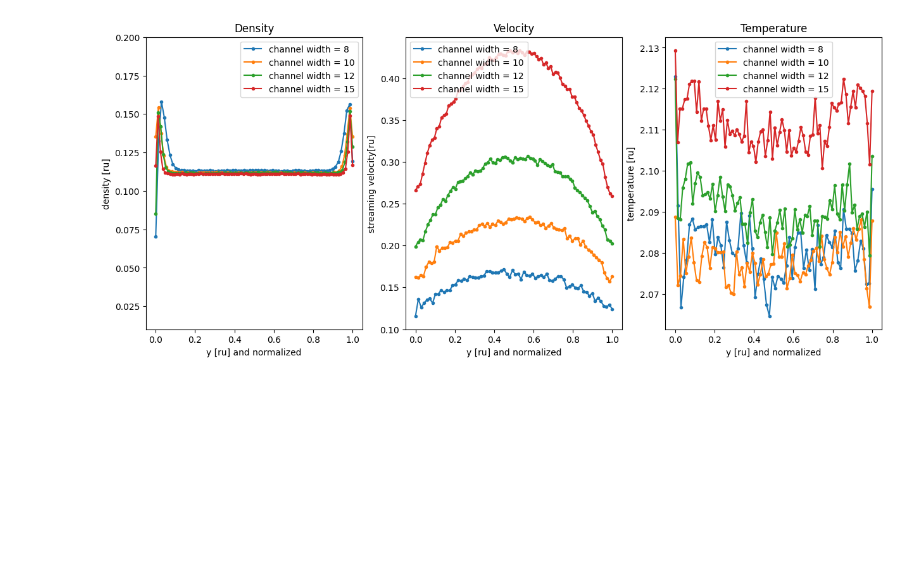
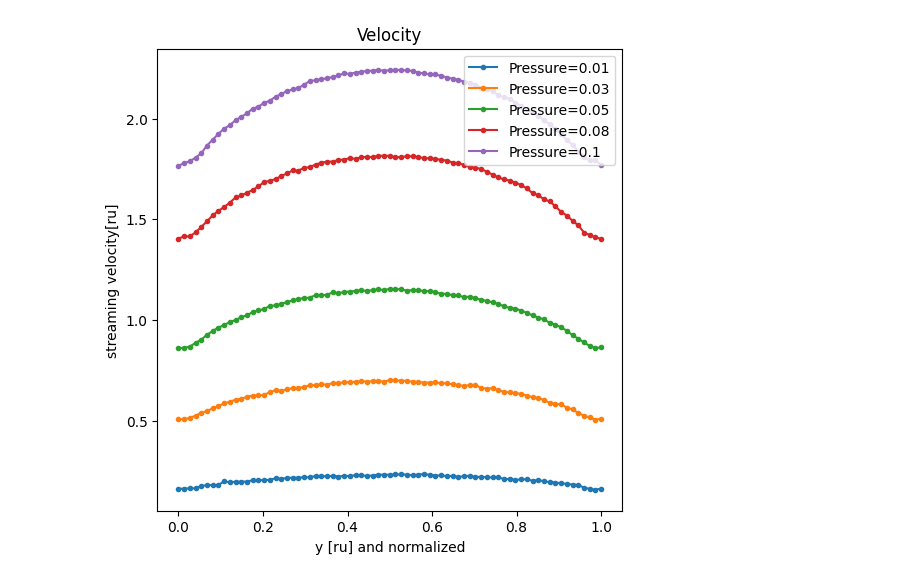
Before and after one commit to Cyandied/MathPhyscisSubjectModuleProject, a Jupyter notebook: MDSimulation/plot.ipynb, the cells around one changed output. Saved outputs shown, nothing was run; the diff lists cells and outputs as text; code cells hidden in the pictures; blank space fills up the shorter version.

Commit message:
Heer you go
Data and graphs : )

```diff
--- a/MDSimulation/plot.ipynb
+++ b/MDSimulation/plot.ipynb
@@ -23,51 +23,69 @@ def getTable(file):
     table["density"] = table["density"][wall_mask]
     table["velocity"] = table["velocity"][wall_mask]
     table["temperature"] = table["temperature"][wall_mask]
 
     table["pos_z"] =  table["pos_z"] - table["pos_z"].min()
     return table
 
-def plot(ax,file,lbl):
-    table = getTable(f'../Tests/{file}.dat')
+def plotAll(ax,table,lbl):
     ax[0].plot(table["pos_z"]/table["pos_z"].max(),table["density"],label=lbl,marker=".")
     ax[0].set_title("Density")
     # ax[0].set_ylim(0.4,0.52)
     ax[0].set_ylim(0.01,0.2)
     ax[0].set_xlabel("y [ru] and normalized")
     ax[0].set_ylabel("density [ru]")
     ax[0].legend()
 
     ax[1].plot(table["pos_z"]/table["pos_z"].max(),table["velocity"],label=lbl,marker=".")
     ax[1].set_title("Velocity")
     ax[1].set_xlabel("y [ru] and normalized")
     ax[1].set_ylabel("streaming velocity[ru]")
     ax[1].legend()
 
     ax[2].plot(table["pos_z"]/table["pos_z"].max(),table["temperature"],label=lbl,marker=".")
     ax[2].set_title("Temperature")
     ax[2].set_xlabel("y [ru] and normalized")
     ax[2].set_ylabel("temperature [ru]")
     ax[2].legend()
 
-fig,ax = plt.subplots(1,3,sharex=False,figsize=(15,6))
+def plotV(table,lbl):
+    plt.plot(table["pos_z"]/table["pos_z"].max(),table["velocity"],label=lbl,marker=".")
+    plt.title("Velocity")
+    plt.xlabel("y [ru] and normalized")
+    plt.ylabel("streaming velocity[ru]")
+    plt.legend()
 
-# plot(ax,"WG9","channel width = 5")
-# plot(ax,"WG8","channel width = 8")
-# plot(ax,"WG1","channel width = 10")
-# plot(ax,"WG2","channel width = 12")
-# plot(ax,"WG3","channel width = 15")
-# plot(ax,"WG4","Pressure=0.03")
-# plot(ax,"WG5","Pressure=0.05")
-# plot(ax,"WG6","Pressure=0.08")
-# plot(ax,"WG7","Pressure=0.1")
 
-plot(ax,"WAu8","channel width = 8")
-plot(ax,"WAu1","channel width = 10")
-plot(ax,"WAu2","channel width = 12")
-plot(ax,"WAu3","channel width = 15")
-# plot(ax,"WAu4","Pressure=0.03")
-# plot(ax,"WAu5","Pressure=0.05")
-# plot(ax,"WAu6","Pressure=0.08")
-# plot(ax,"WAu7","Pressure=0.1")
+
+def plot(ax,file,lbl,all):
+    table = getTable(f'../Tests/{file}.dat')
+    if all:
+        plotAll(ax,table,lbl)
+    else:
+        plotV(table,lbl)
+
+all = not True
+
+fig,ax = plt.subplots(1,3 if all else 1,sharex=False,figsize=(15 if all else 6,6))
+
+# plot(ax,"WG9","channel width = 5",all)
+# plot(ax,"WG8","channel width = 8",all)
+# plot(ax,"WG1","Pressure=0.01",all)
+# plot(ax,"WG2","channel width = 12",all)
+# plot(ax,"WG3","channel width = 15",all)
+# plot(ax,"WG4","Pressure=0.03",all)
+# plot(ax,"WG5","Pressure=0.05",all)
+# plot(ax,"WG6","Pressure=0.08",all)
+# plot(ax,"WG7","Pressure=0.1",all)
+
+# plot(ax,"WAu9","channel width = 5",all)
+# plot(ax,"WAu8","channel width = 8",all)
+plot(ax,"WAu1","Pressure=0.01",all)
+# plot(ax,"WAu2","channel width = 12",all)
+# plot(ax,"WAu3","channel width = 15",all)
+plot(ax,"WAu4","Pressure=0.03",all)
+plot(ax,"WAu5","Pressure=0.05",all)
+plot(ax,"WAu6","Pressure=0.08",all)
+plot(ax,"WAu7","Pressure=0.1",all)
 # %% [output]
-[figure, old version]
+[figure, new version]
```
Also changed, not shown: parts of 2 cells of this notebook, 2 other files.
